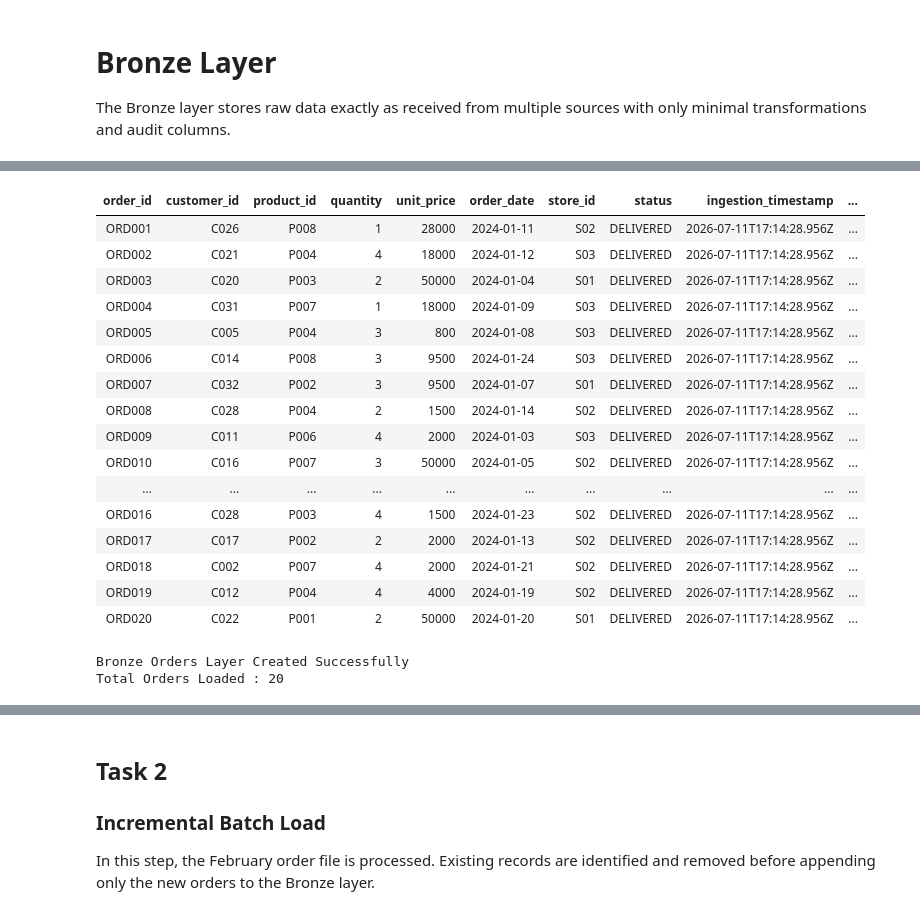
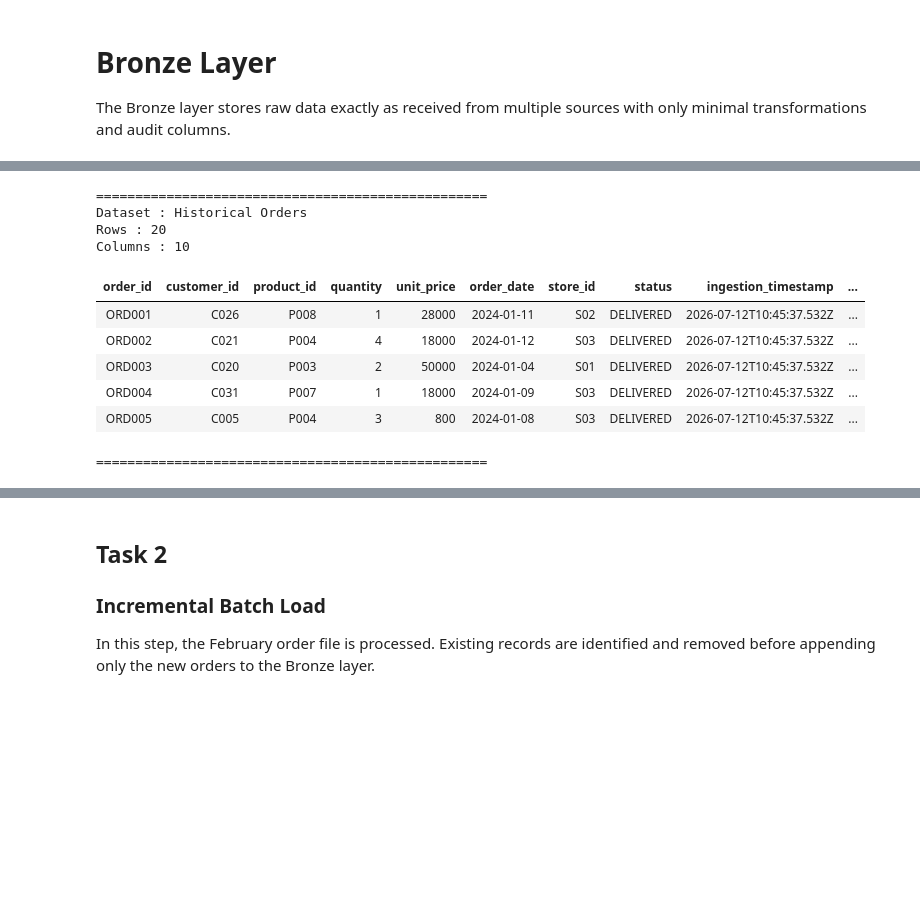
Before and after one commit to sanjana857/pandas-data-exploration-cleaning, a Jupyter notebook: RetailStream_Final_Project/Notebook/RetailStream_Final_Project.ipynb, the cells around one changed output, grey strips where cells are left out. Drawn from its saved outputs; the diff is of its cells as text; code cells hidden in the pictures; blank space fills up the shorter version.

```diff
--- a/RetailStream_Final_Project/Notebook/RetailStream_Final_Project.ipynb
+++ b/RetailStream_Final_Project/Notebook/RetailStream_Final_Project.ipynb
@@ -47,12 +280,14 @@ CHECKPOINT_PATH = f"{BASE_PATH}/checkpoints"
 # %%
-# -----------------------------
-# Helper Function
-# -----------------------------
+# Read CSV Function
 
-def read_csv(file_path):
+def read_csv(path, infer_schema=True):
+    """
+    Reads a CSV file from the given path.
+    """
+
     return (
         spark.read
-            .option("header", True)
-            .option("inferSchema", True)
-            .csv(file_path)
+        .option("header", "true")
+        .option("inferSchema", infer_schema)
+        .csv(path)
     )
@@ -109,5 +462,5 @@ display(dbutils.fs.ls(f"{DATA_PATH}/batch_initial"))
 # %%
 orders_df = read_csv(
-    f"{DATA_PATH}/batch_initial/{batch_file}"
+    f"{BATCH_INITIAL_PATH}/{batch_file}"
 )
 # %%
@@ -182,30 +491,17 @@ display(orders_bronze_df)
-# %%
-bronze_orders = spark.read.format("delta").load(f"{BRONZE_PATH}/bronze_orders")
-
-display(bronze_orders)
-# %% [output]
-| order_id | customer_id | product_id | quantity | unit_price | order_date | store_id | status | ingestion_timestamp | ... |
-| ORD001 | C026 | P008 | 1 | 28000 | 2024-01-11 | S02 | DELIVERED | 2026-07-11T17:14:28.956Z | ... |
-| ORD002 | C021 | P004 | 4 | 18000 | 2024-01-12 | S03 | DELIVERED | 2026-07-11T17:14:28.956Z | ... |
-| ORD003 | C020 | P003 | 2 | 50000 | 2024-01-04 | S01 | DELIVERED | 2026-07-11T17:14:28.956Z | ... |
-| ORD004 | C031 | P007 | 1 | 18000 | 2024-01-09 | S03 | DELIVERED | 2026-07-11T17:14:28.956Z | ... |
-| ORD005 | C005 | P004 | 3 | 800 | 2024-01-08 | S03 | DELIVERED | 2026-07-11T17:14:28.956Z | ... |
-| ORD006 | C014 | P008 | 3 | 9500 | 2024-01-24 | S03 | DELIVERED | 2026-07-11T17:14:28.956Z | ... |
-| ORD007 | C032 | P002 | 3 | 9500 | 2024-01-07 | S01 | DELIVERED | 2026-07-11T17:14:28.956Z | ... |
-| ORD008 | C028 | P004 | 2 | 1500 | 2024-01-14 | S02 | DELIVERED | 2026-07-11T17:14:28.956Z | ... |
-| ORD009 | C011 | P006 | 4 | 2000 | 2024-01-03 | S03 | DELIVERED | 2026-07-11T17:14:28.956Z | ... |
-| ORD010 | C016 | P007 | 3 | 50000 | 2024-01-05 | S02 | DELIVERED | 2026-07-11T17:14:28.956Z | ... |
-| ... | ... | ... | ... | ... | ... | ... | ... | ... | ... |
-| ORD016 | C028 | P003 | 4 | 1500 | 2024-01-23 | S02 | DELIVERED | 2026-07-11T17:14:28.956Z | ... |
-| ORD017 | C017 | P002 | 2 | 2000 | 2024-01-13 | S02 | DELIVERED | 2026-07-11T17:14:28.956Z | ... |
-| ORD018 | C002 | P007 | 4 | 2000 | 2024-01-21 | S02 | DELIVERED | 2026-07-11T17:14:28.956Z | ... |
-| ORD019 | C012 | P004 | 4 | 4000 | 2024-01-19 | S02 | DELIVERED | 2026-07-11T17:14:28.956Z | ... |
-| ORD020 | C022 | P001 | 2 | 50000 | 2024-01-20 | S01 | DELIVERED | 2026-07-11T17:14:28.956Z | ... |
-# %%
-# print("=" * 50)
-print("Bronze Orders Layer Created Successfully")
-print(f"Total Orders Loaded : {bronze_orders.count()}")
-# print("=" * 50)
-# %% [output]
-Bronze Orders Layer Created Successfully
-Total Orders Loaded : 20
+# %%
+display_summary(
+    orders_bronze_df,
+    "Historical Orders"
+)
+# %% [output]
+==================================================
+Dataset : Historical Orders
+Rows : 20
+Columns : 10
+| order_id | customer_id | product_id | quantity | unit_price | order_date | store_id | status | ingestion_timestamp | ... |
+| ORD001 | C026 | P008 | 1 | 28000 | 2024-01-11 | S02 | DELIVERED | 2026-07-12T10:45:37.532Z | ... |
+| ORD002 | C021 | P004 | 4 | 18000 | 2024-01-12 | S03 | DELIVERED | 2026-07-12T10:45:37.532Z | ... |
+| ORD003 | C020 | P003 | 2 | 50000 | 2024-01-04 | S01 | DELIVERED | 2026-07-12T10:45:37.532Z | ... |
+| ORD004 | C031 | P007 | 1 | 18000 | 2024-01-09 | S03 | DELIVERED | 2026-07-12T10:45:37.532Z | ... |
+| ORD005 | C005 | P004 | 3 | 800 | 2024-01-08 | S03 | DELIVERED | 2026-07-12T10:45:37.532Z | ... |
+==================================================
```
Also changed, not shown: parts of 132 cells of this notebook, 23 other files.
